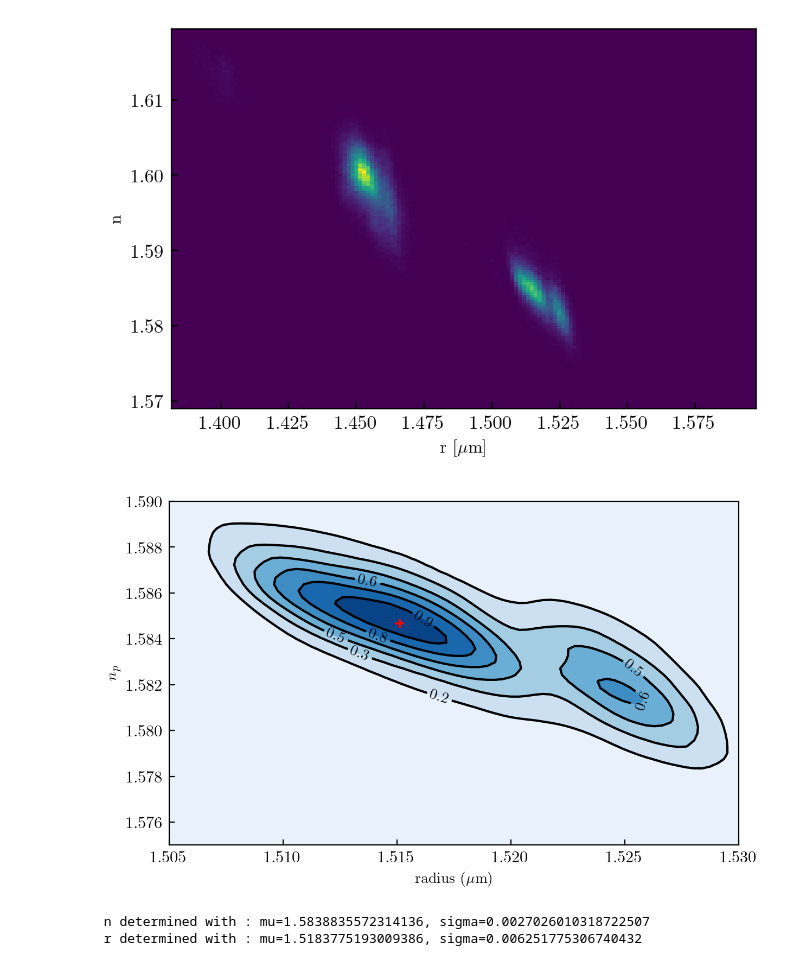
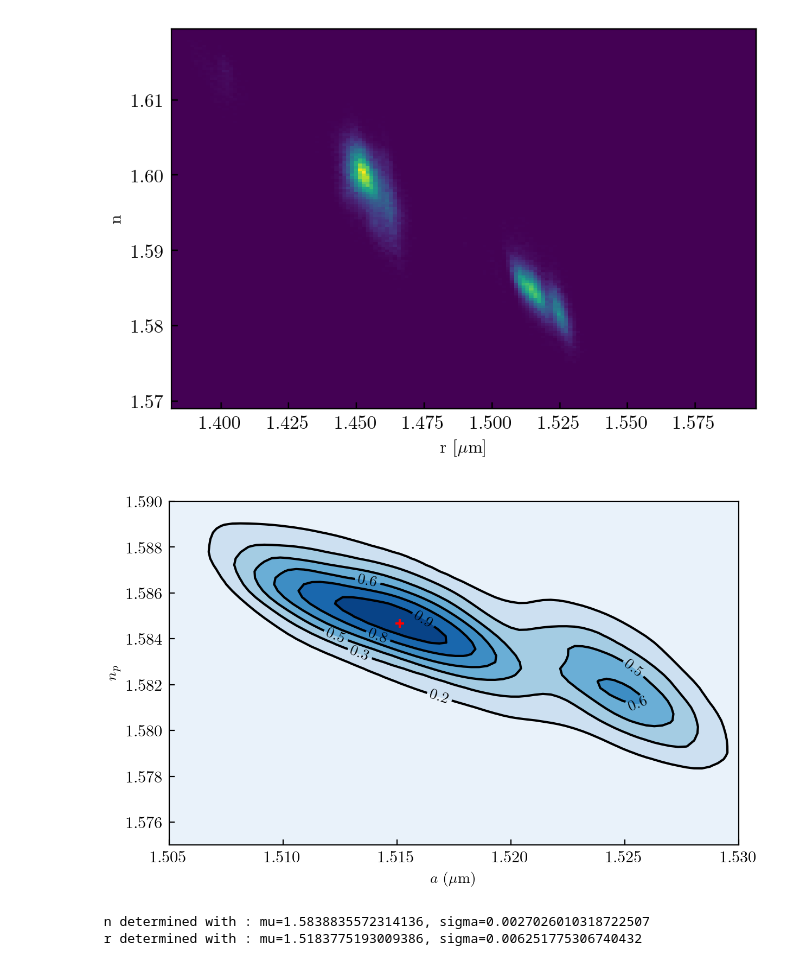
Before and after one commit to eXpensia/Confined-Brownian-Motion, a Jupyter notebook: 02_body/chapter2/images/r_n_measurements/mesure n r.ipynb, the cells around one changed output. Drawn from its saved outputs; the diff is of its cells as text; code cells hidden in the pictures.

```diff
--- a/02_body/chapter2/images/r_n_measurements/mesure n r.ipynb
+++ b/02_body/chapter2/images/r_n_measurements/mesure n r.ipynb
@@ -79,30 +79,30 @@ f = f/np.max(f)
 # %%
 fig = plt.figure()
 fig.subplots_adjust(left=0.16, bottom=.20, right=.99, top=.99)
 ax = fig.gca()
 ax.set_xlim(1.505, 1.53)
 ax.set_ylim(1.575, 1.59)
 # Contourf plot
 cfset = ax.contourf(xx, yy, f, cmap='Blues')
 ## Or kernel density estimate plot instead of the contourf plot
 #ax.imshow(np.rot90(f), cmap='Blues', extent=[xmin, xmax, ymin, ymax])
 # Contour plot
 cset = ax.contour(xx, yy, f, colors='k', levels=6)
 # Label plot
 ax.xaxis.set_major_formatter(ticker.FormatStrFormatter('%1.3f'))
 ax.yaxis.set_major_formatter(ticker.FormatStrFormatter('%1.3f'))
 ax.clabel(cset, inline=1, fontsize=10, fmt="%1.1f")
 plt.scatter(xx[np.where(f == 1)],yy[np.where(f == 1)], color = "red", marker="+")
-ax.set_xlabel("radius ($\mathrm{\mu m}$)")
+ax.set_xlabel("$a$ ($\mathrm{\mu m}$)")
 ax.set_ylabel("$n_p$")
 #plt.title("KDE r n")
 fig.set_size_inches(cm2inch(16), cm2inch(9.9))
 
 plt.tight_layout()
 fig.savefig('KDErn.pdf')
 #pl.show()
 # %% [output]
-[figure, old version]
+[figure, new version]
 # %%
 print(" n determined with : mu={0}, sigma={1}".format(np.mean(yy[np.where(f > 0.1)]), np.std(yy[np.where(f > 0.1)])))
 print(" r determined with : mu={0}, sigma={1}".format(np.mean(xx[np.where(f > 0.1)]), np.std(xx[np.where(f > 0.1)])))
```
Also changed, not shown: 16 other files.
